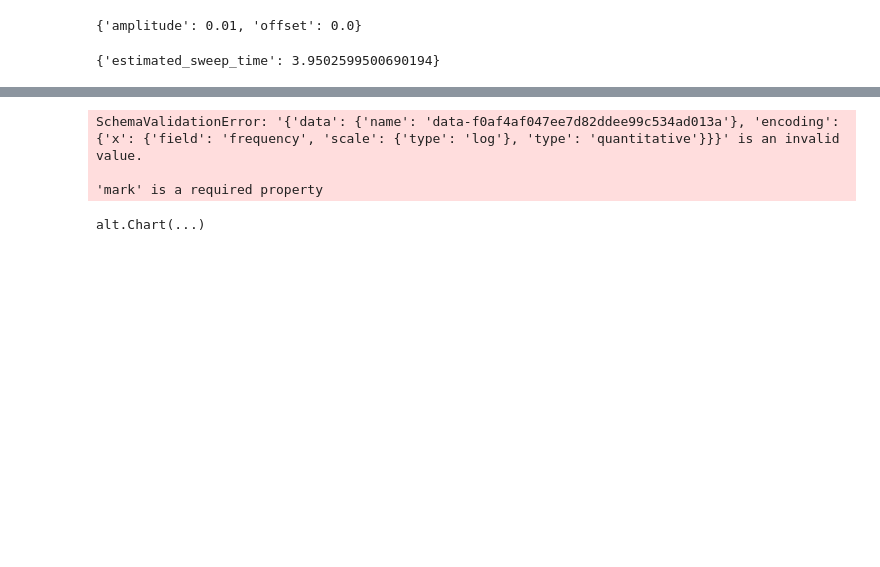
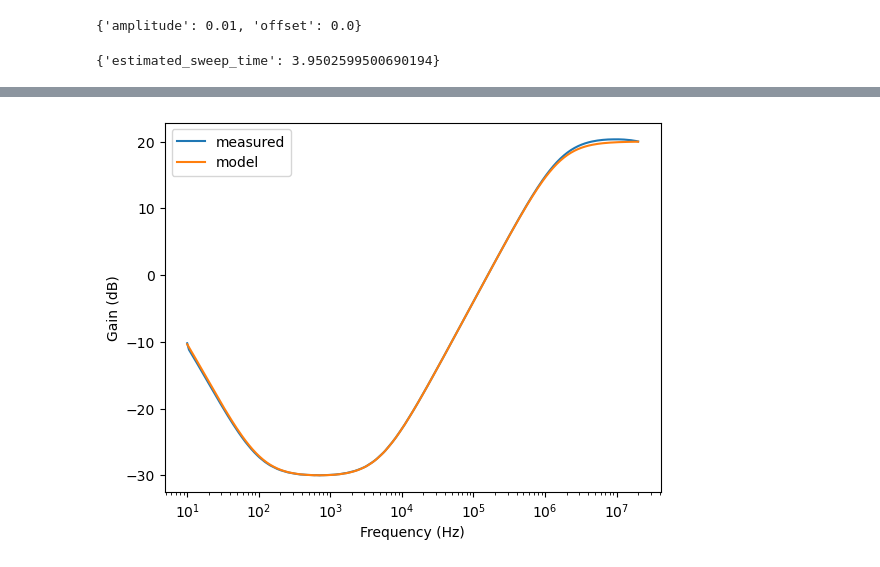
Before and after one commit to jeffwack111/lab-utils, a Jupyter notebook: MOKU_scripts/PID_TF.ipynb, the cells around one changed output, grey strips where cells are left out. Saved outputs shown, nothing was run; the diff lists cells and outputs as text; code cells hidden in the pictures; blank space fills up the shorter version.

```diff
--- a/MOKU_scripts/PID_TF.ipynb
+++ b/MOKU_scripts/PID_TF.ipynb
@@ -15,8 +15,8 @@ def PISDS_controller(prop_gain_dB,int_crossover,int_saturation_dB,diff_crossover
 # %%
 #controller parameters:
 prop_gain_dB=-30
-int_crossover = 5e3
-diff_crossover = 6e3
+int_crossover = 1e2
+diff_crossover = 5e3
 int_saturation_dB = 0
 diff_saturation_dB = 20
 # %%
@@ -104,14 +102,9 @@ print(df)
-# %%
-base = alt.Chart(df).encode(x = alt.X('frequency:Q').scale(type = "log"))
-
-#alt.layer(
-    #base.mark_line(color='blue').encode(y='magnitude:Q'),
-    #base.mark_line(color='red').encode(y='model mag:Q')
-#)
-
-base
-# %% [output]
-SchemaValidationError: '{'data': {'name': 'data-f0af4af047ee7d82ddee99c534ad013a'}, 'encoding': {'x': {'field': 'frequency', 'scale': {'type': 'log'}, 'type': 'quantitative'}}}' is an invalid value.
-
-'mark' is a required property
-alt.Chart(...)
+# %%
+plt.semilogx(df['frequency'],df['magnitude'])
+plt.semilogx(df['frequency'],df['model mag'])
+plt.legend(['measured','model'])
+plt.xlabel('Frequency (Hz)')
+plt.ylabel('Gain (dB)')
+plt.show()
+# %% [output]
+[figure, added]
```
Also changed, not shown: parts of 3 cells of this notebook, 1 other file.
